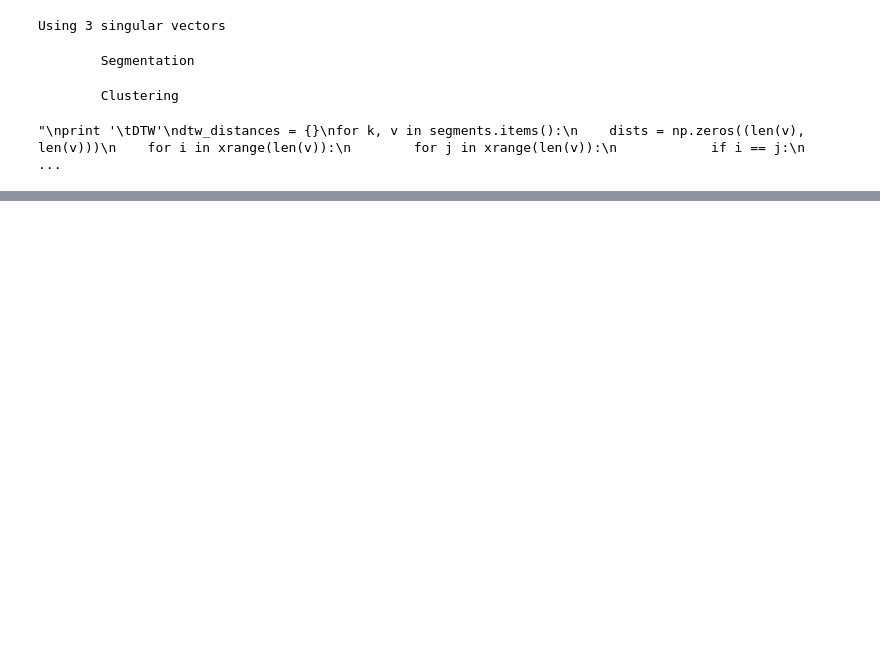
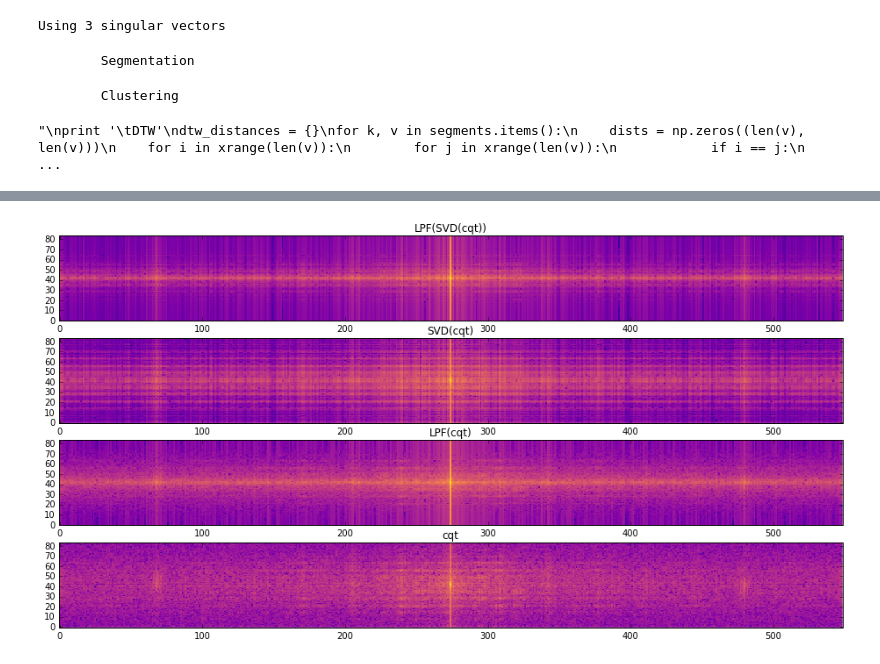
Before and after one commit to rafaelvalle/music_segmentation, a Jupyter notebook: ProjectionExperiments.ipynb, the cells around one changed output, grey strips where cells are left out. Cells and saved outputs as stored; diff of their text form; code cells hidden in the pictures; blank space fills up the shorter version.

```diff
--- a/ProjectionExperiments.ipynb
+++ b/ProjectionExperiments.ipynb
@@ -462,0 +494,15 @@ plt.tight_layout()
+# %%
+fig, axes = plt.subplots(len(feats.keys()), 1, figsize=(16, 8))
+i = 0
+for k, v in feats.items():
+    if '2D' in k:
+        v = v.reshape(v.shape[0], v.shape[1]*v.shape[2]).T
+    axes[i].set_title(k)
+    axes[i].imshow(np.log(np.fft.fftshift(np.abs(np.fft.fft2(v)**2))),
+                   interpolation='none',
+                   origin='low',
+                   aspect='auto',
+                   cmap=plt.cm.plasma)
+    i+= 1
+# %% [output]
+[figure, added]
```
Also changed, not shown: parts of 11 cells of this notebook.
